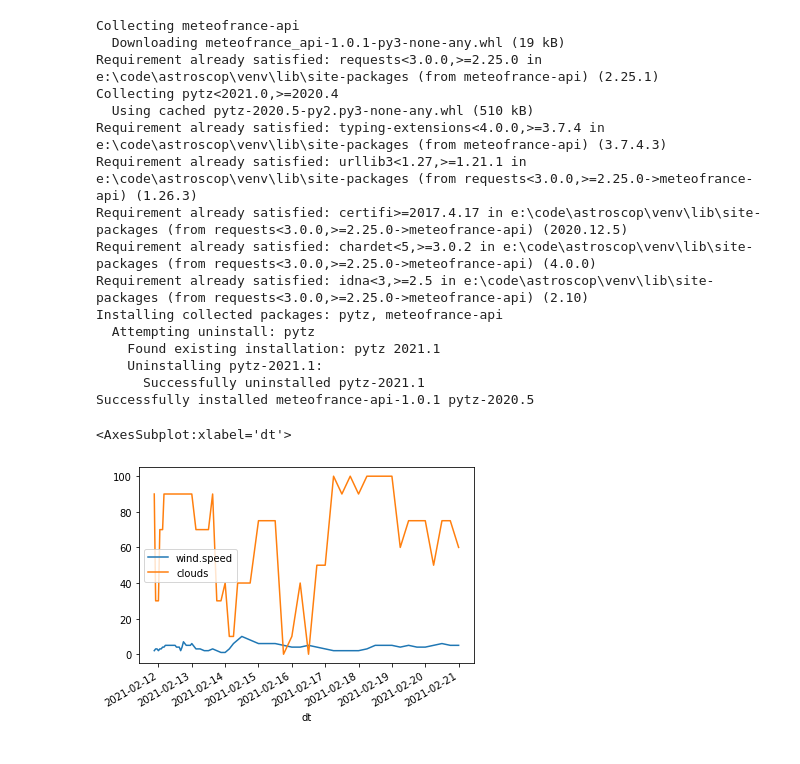
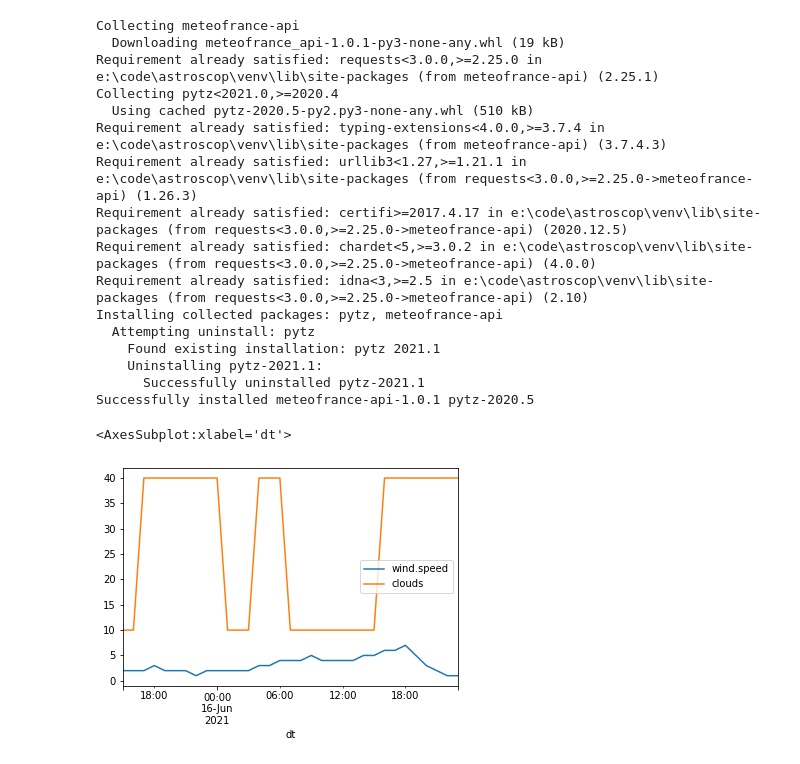
Before and after one commit to fanff/astroScop, a Jupyter notebook: starPos.ipynb, the cells around one changed output. Cells and saved outputs as stored; diff of their text form; code cells hidden in the pictures.

```diff
--- a/starPos.ipynb
+++ b/starPos.ipynb
@@ -582,10 +509,15 @@ ftcst = mfc.get_forecast(lat,lon)
 # %%
 fcst = pd.json_normalize(ftcst.forecast)
 fcst["dt"] = pd.to_datetime(fcst["dt"],unit="s",utc=True)
-fcst.set_index("dt")[["wind.speed","clouds"]].plot()
+wcfcst = fcst.set_index("dt")[["wind.speed","clouds"]]
-# %% [output]
-<AxesSubplot:xlabel='dt'>
-[figure, removed]
+# %%
+wcfcst["day"] = wcfcst.index.date
+wcfcst["days"] = wcfcst["day"].apply(str)
+# %%
+wcfcst[(wcfcst["days"] == "2021-06-15") | (wcfcst["days"] == "2021-06-16")].plot()
+# %% [output]
+<AxesSubplot:xlabel='dt'>
+[figure, added]
 # %%
 fcst
 # %% [output]
```
Also changed, not shown: parts of 15 cells of this notebook, 4 other files.
